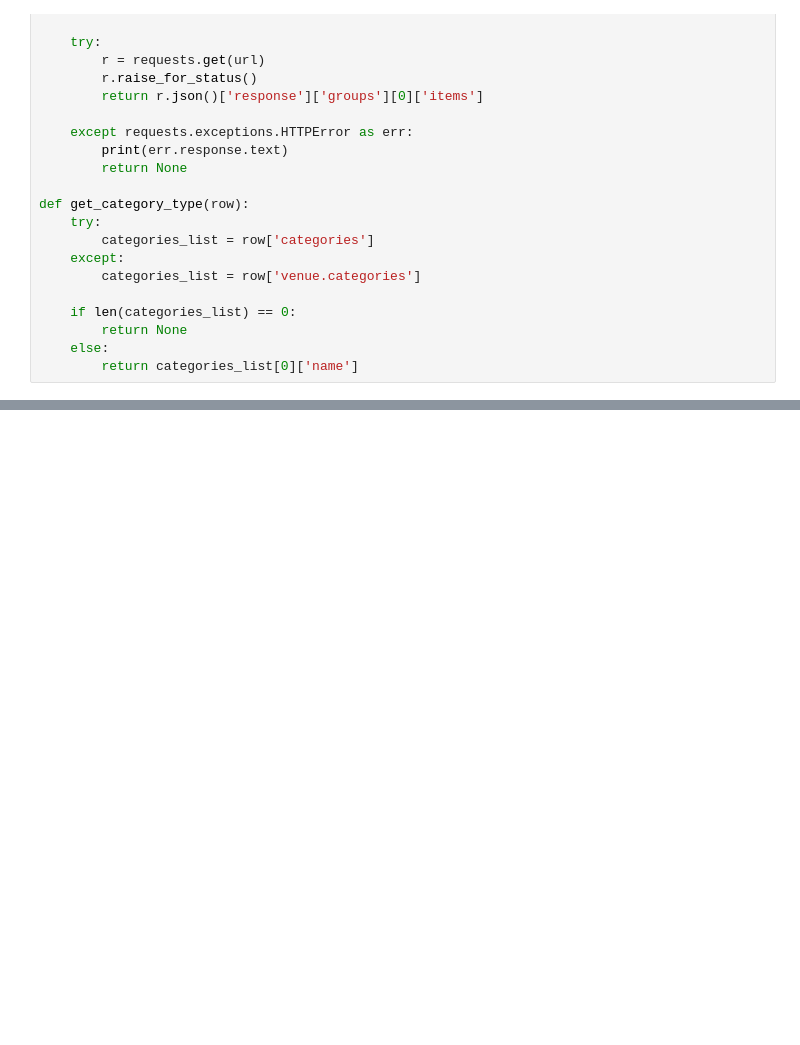
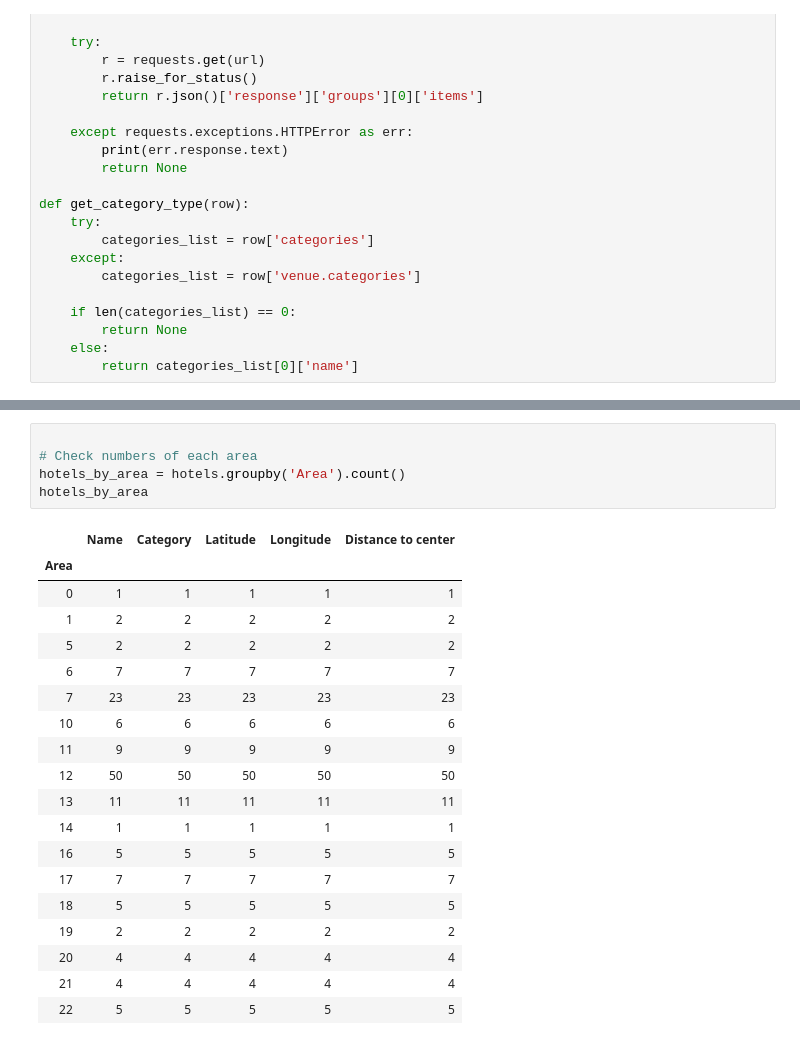
Before and after one commit to mkaste/Coursera_Capstone, a Jupyter notebook: Capstone_Project.ipynb, the cells around one changed output, grey strips where cells are left out. Drawn from its saved outputs; the diff is of its cells as text; blank space fills up the shorter version.

```diff
--- a/Capstone_Project.ipynb
+++ b/Capstone_Project.ipynb
@@ -361,0 +371,25 @@ Processing areas: .........
+# %%
+
+# Check numbers of each area
+hotels_by_area = hotels.groupby('Area').count()
+hotels_by_area
+# %% [output]
+|  | Name | Category | Latitude | Longitude | Distance to center |
+| Area |  |  |  |  |  |
+| 0 | 1 | 1 | 1 | 1 | 1 |
+| 1 | 2 | 2 | 2 | 2 | 2 |
+| 5 | 2 | 2 | 2 | 2 | 2 |
+| 6 | 7 | 7 | 7 | 7 | 7 |
+| 7 | 23 | 23 | 23 | 23 | 23 |
+| 10 | 6 | 6 | 6 | 6 | 6 |
+| 11 | 9 | 9 | 9 | 9 | 9 |
+| 12 | 50 | 50 | 50 | 50 | 50 |
+| 13 | 11 | 11 | 11 | 11 | 11 |
+| 14 | 1 | 1 | 1 | 1 | 1 |
+| 16 | 5 | 5 | 5 | 5 | 5 |
+| 17 | 7 | 7 | 7 | 7 | 7 |
+| 18 | 5 | 5 | 5 | 5 | 5 |
+| 19 | 2 | 2 | 2 | 2 | 2 |
+| 20 | 4 | 4 | 4 | 4 | 4 |
+| 21 | 4 | 4 | 4 | 4 | 4 |
+| 22 | 5 | 5 | 5 | 5 | 5 |
```
Also changed, not shown: parts of 61 cells of this notebook.
